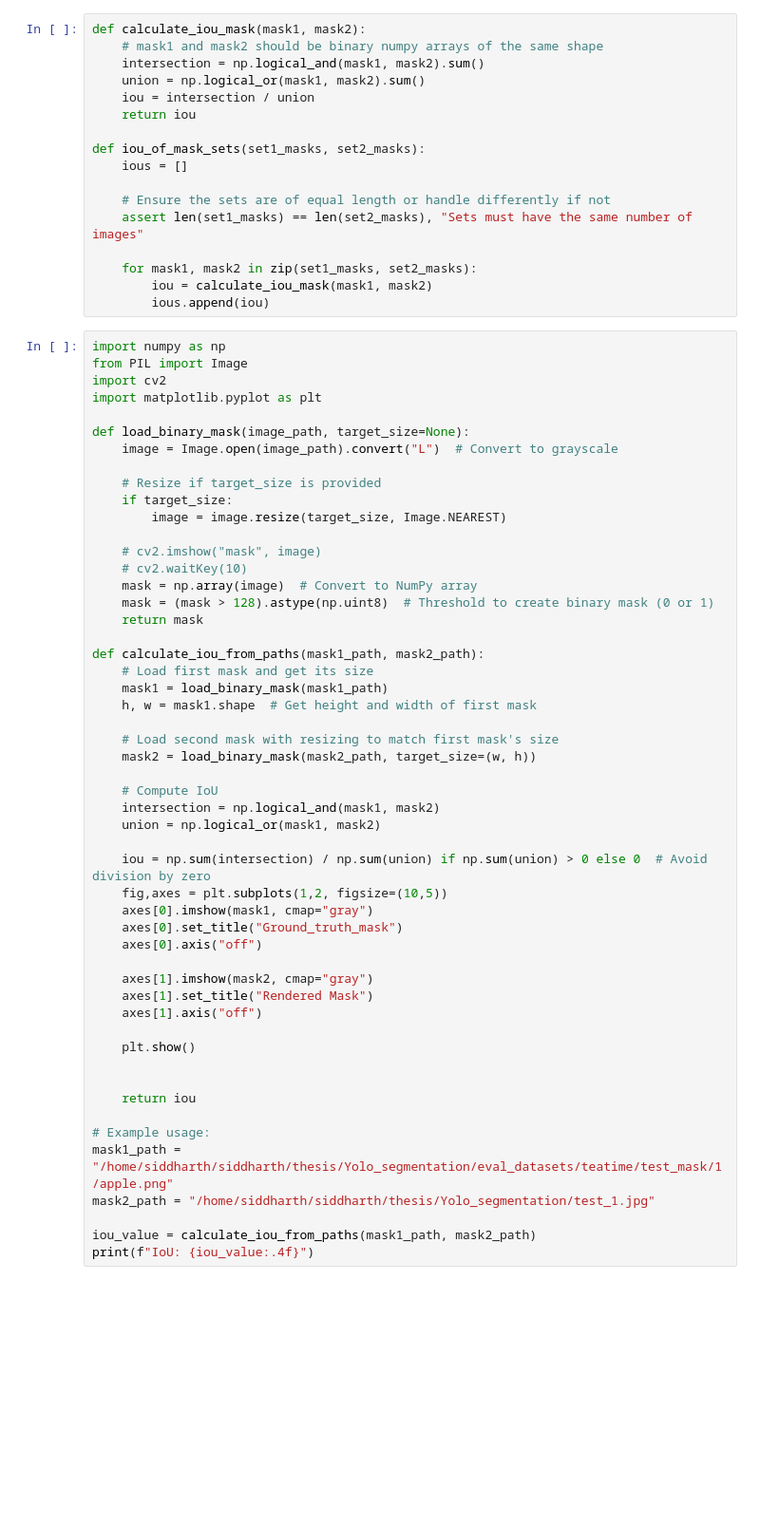
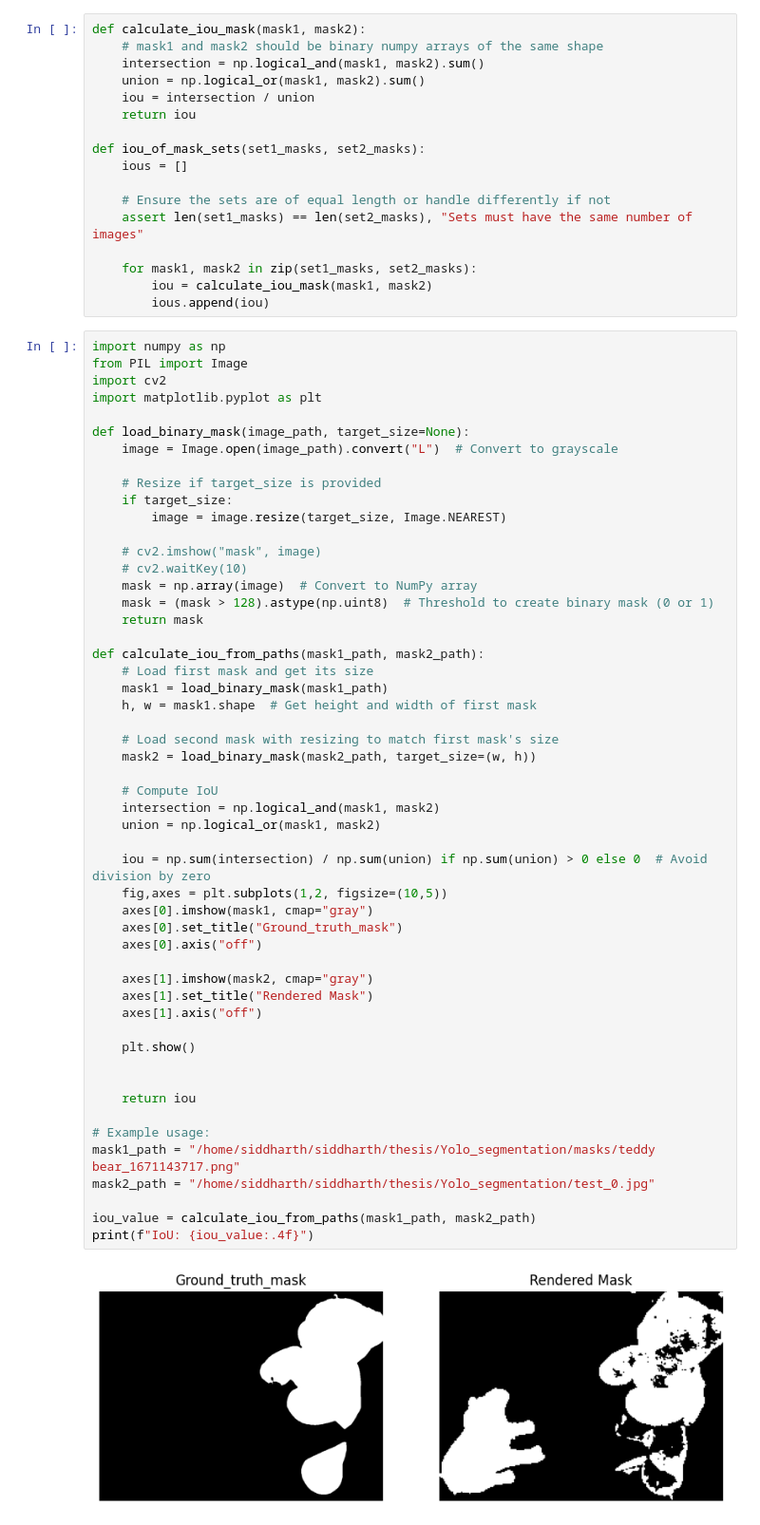
Before and after one commit to siddharthdesai06/DimSegNet, a Jupyter notebook: testing.ipynb, the cells around one changed output. Shown at 95% size. Cells and saved outputs as stored; diff of their text form; blank space fills up the shorter version.

```diff
--- a/testing.ipynb
+++ b/testing.ipynb
@@ -41,32 +41,33 @@ def calculate_iou_from_paths(mask1_path, mask2_path):
     mask1 = load_binary_mask(mask1_path)
     h, w = mask1.shape  # Get height and width of first mask
 
     # Load second mask with resizing to match first mask's size
     mask2 = load_binary_mask(mask2_path, target_size=(w, h))
 
     # Compute IoU
     intersection = np.logical_and(mask1, mask2)
     union = np.logical_or(mask1, mask2)
 
     iou = np.sum(intersection) / np.sum(union) if np.sum(union) > 0 else 0  # Avoid division by zero
     fig,axes = plt.subplots(1,2, figsize=(10,5))
     axes[0].imshow(mask1, cmap="gray")
     axes[0].set_title("Ground_truth_mask")
     axes[0].axis("off")
 
     axes[1].imshow(mask2, cmap="gray")
     axes[1].set_title("Rendered Mask")
     axes[1].axis("off")
 
     plt.show()
 
 
     return iou
 
 # Example usage:
-mask1_path = "/home/siddharth/siddharth/thesis/Yolo_segmentation/eval_datasets/teatime/test_mask/1/apple.png"
-mask2_path = "/home/siddharth/siddharth/thesis/Yolo_segmentation/test_1.jpg"
+mask1_path = "/home/siddharth/siddharth/thesis/Yolo_segmentation/masks/teddy bear_1671143717.png"
+mask2_path = "/home/siddharth/siddharth/thesis/Yolo_segmentation/test_0.jpg"
 
 iou_value = calculate_iou_from_paths(mask1_path, mask2_path)
 print(f"IoU: {iou_value:.4f}")
 # %% [output]
+[figure, added]
```
Also changed, not shown: parts of 4 cells of this notebook, 2 other files.
